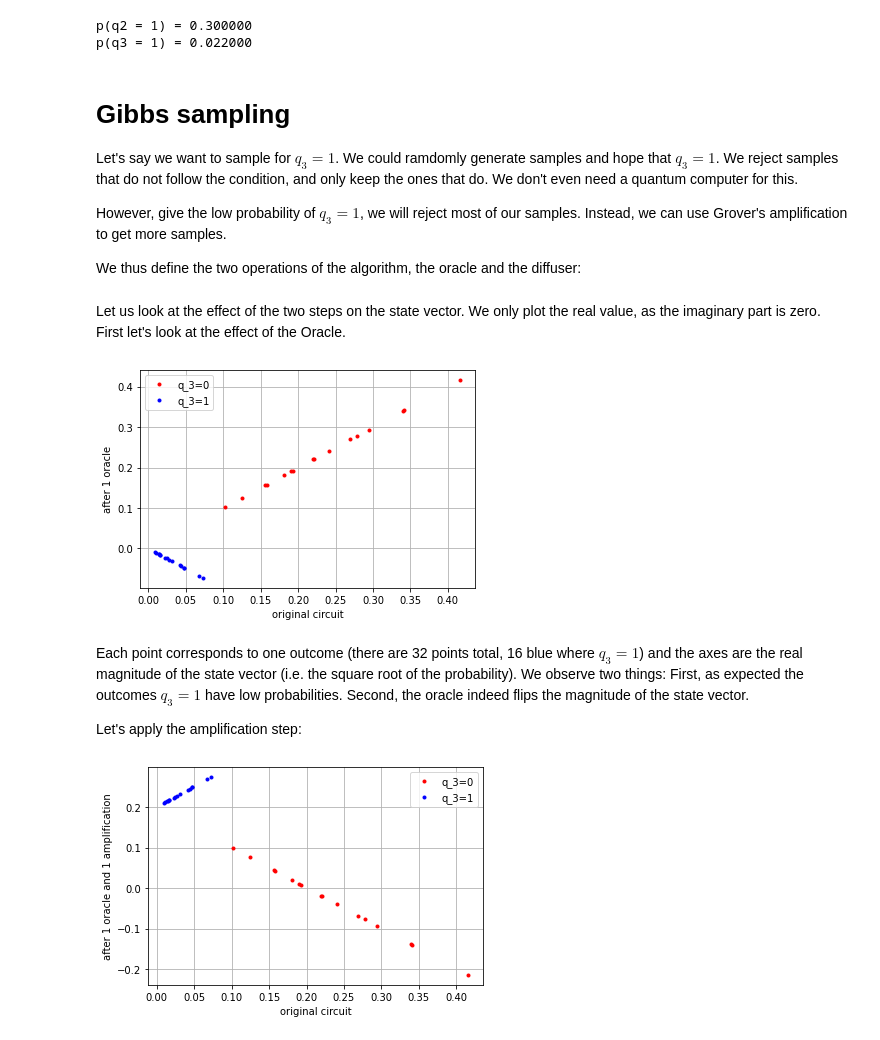
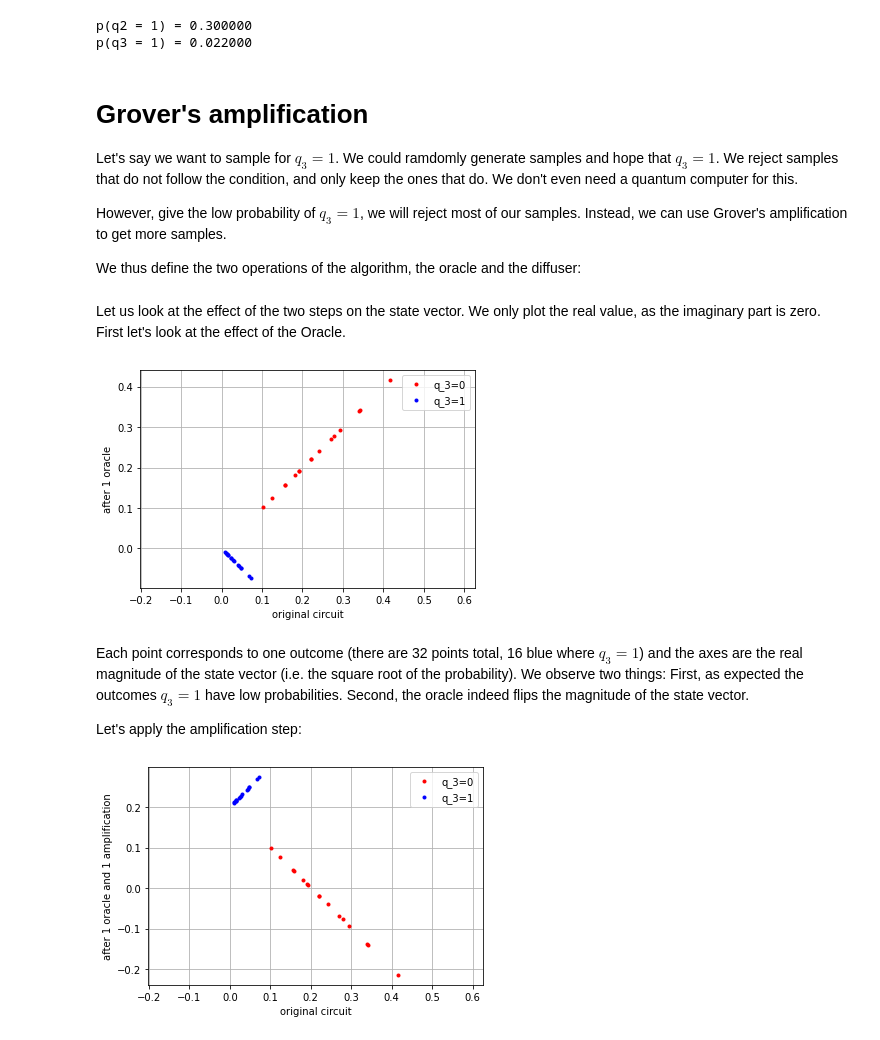
Before and after one commit to tonybruguier/sandbox, a Jupyter notebook: gibbs_sampling_from_quantum_bayesian_network.ipynb, the cells around one changed output. Cells and saved outputs as stored; diff of their text form; code cells hidden in the pictures.

Commit message:
grover

```diff
--- a/gibbs_sampling_from_quantum_bayesian_network.ipynb
+++ b/gibbs_sampling_from_quantum_bayesian_network.ipynb
@@ -131,7 +131,7 @@ print("p(q3 = 1) = {prob:.6f}".format(
 p(q2 = 1) = 0.300000
 p(q3 = 1) = 0.022000
 # %% [markdown]
-# Gibbs sampling
+# Grover's amplification
 Let's say we want to sample for $q_3 = 1$. We could ramdomly generate samples and hope that $q_3 = 1$. We reject samples that do not follow the condition, and only keep the ones that do. We don't even need a quantum computer for this.
 
 However, give the low probability of $q_3 = 1$, we will reject most of our samples. Instead, we can use Grover's amplification to get more samples.
@@ -158,31 +158,32 @@ Let us look at the effect of the two steps on the state vector. We only plot the
 # %%
 def compare_amplitudes(circuit_1, circuit_2, qubits):
     phi_1 = cirq.Simulator().simulate(
         circuit_1,
         qubit_order=qubits,
         initial_state=0).state_vector()
 
     phi_2 = cirq.Simulator().simulate(
         circuit_2,
         qubit_order=qubits,
         initial_state=0).state_vector()
 
     idx_q3_is_0 = [i for i in range(2 ** 5) if i & 0x02 == 0]
     idx_q3_is_1 = [i for i in range(2 ** 5) if i & 0x02 != 0]
 
     plt.plot(phi_1[idx_q3_is_0].real, phi_2[idx_q3_is_0].real, '.r')
     plt.plot(phi_1[idx_q3_is_1].real, phi_2[idx_q3_is_1].real, '.b')
     plt.grid()
     plt.legend(['q_3=0', 'q_3=1'])
 
 circuit_after_1_oracle = cirq.Circuit(
     [qbn_gate.on(*qubits), oracle(qubits)])
 
 compare_amplitudes(circuit_only_qbn, circuit_after_1_oracle, qubits)
-plt.xlabel('original circuit');
-plt.ylabel('after 1 oracle');
+plt.xlabel('original circuit')
+plt.ylabel('after 1 oracle')
+plt.axis('equal');
 # %% [output]
-[figure, old version]
+[figure, new version]
 # %% [markdown]
 Each point corresponds to one outcome (there are 32 points total, 16 blue where $q_3=1$) and the axes are the real magnitude of the state vector (i.e. the square root of the probability). We observe two things: First, as expected the outcomes $q_3=1$ have low probabilities. Second, the oracle indeed flips the magnitude of the state vector.
 
@@ -193,7 +194,8 @@ circuit_after_1_oracle_1_amplification = cirq.Circuit(
 
 compare_amplitudes(
     circuit_only_qbn, circuit_after_1_oracle_1_amplification, qubits)
-plt.xlabel('original circuit');
-plt.ylabel('after 1 oracle and 1 amplification');
+plt.xlabel('original circuit')
+plt.ylabel('after 1 oracle and 1 amplification')
+plt.axis('equal');
 # %% [output]
-[figure, old version]
+[figure, new version]
```
Also changed, not shown: parts of 3 cells of this notebook.
